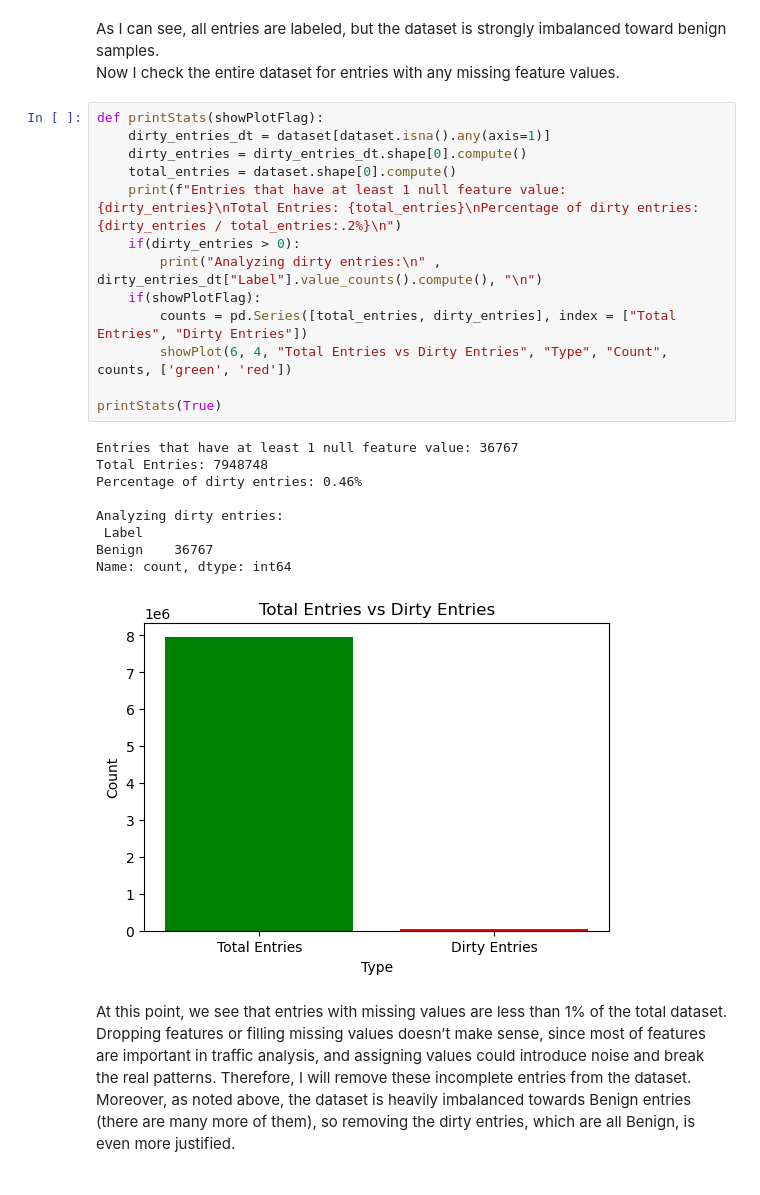
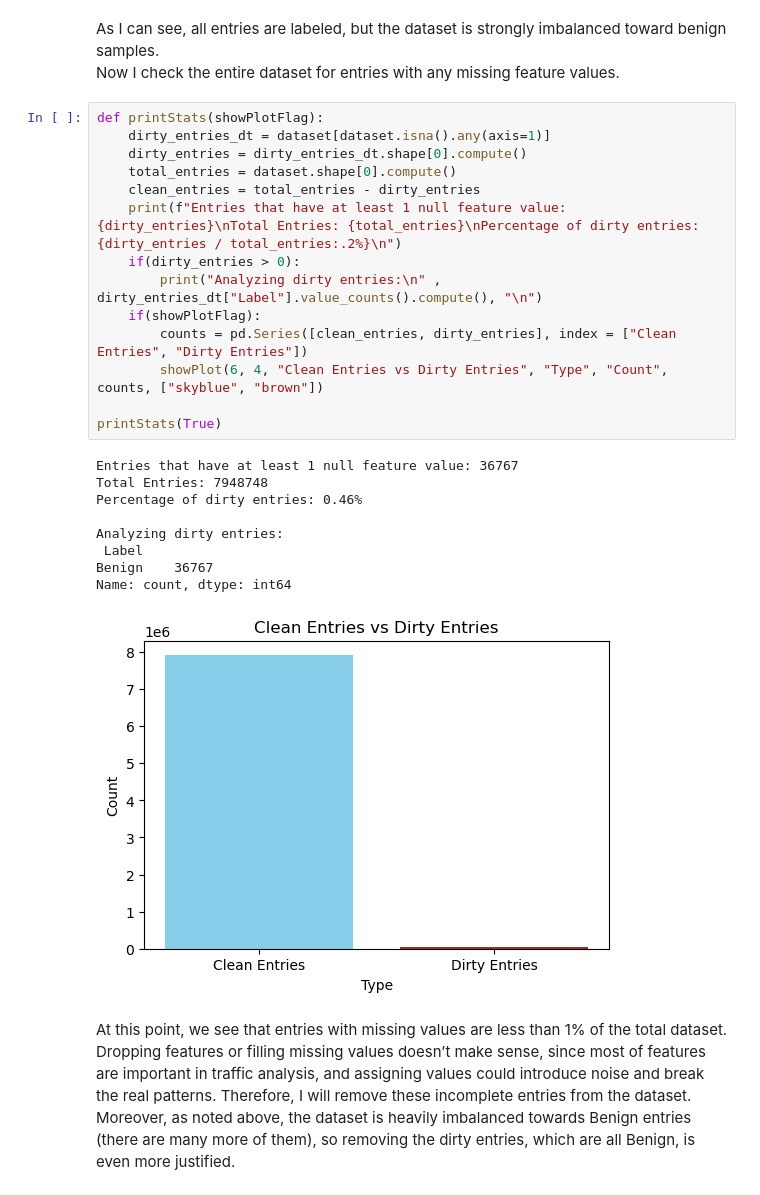
Before and after one commit to ZBaldi/Machine-Learning-Project, a Jupyter notebook: VALERIO_BALDAZZI_CSE-CIC-IDS2018_SSL.ipynb, the cells around one changed output. Saved outputs shown, nothing was run; the diff lists cells and outputs as text.

```diff
--- a/VALERIO_BALDAZZI_CSE-CIC-IDS2018_SSL.ipynb
+++ b/VALERIO_BALDAZZI_CSE-CIC-IDS2018_SSL.ipynb
@@ -51,26 +50,27 @@ Now I check the entire dataset for entries with any missing feature values.
 # %%
 def printStats(showPlotFlag):
     dirty_entries_dt = dataset[dataset.isna().any(axis=1)]
     dirty_entries = dirty_entries_dt.shape[0].compute()
     total_entries = dataset.shape[0].compute()
+    clean_entries = total_entries - dirty_entries
     print(f"Entries that have at least 1 null feature value: {dirty_entries}\nTotal Entries: {total_entries}\nPercentage of dirty entries: {dirty_entries / total_entries:.2%}\n")
     if(dirty_entries > 0):
         print("Analyzing dirty entries:\n" , dirty_entries_dt["Label"].value_counts().compute(), "\n")
     if(showPlotFlag):
-        counts = pd.Series([total_entries, dirty_entries], index = ["Total Entries", "Dirty Entries"])
-        showPlot(6, 4, "Total Entries vs Dirty Entries", "Type", "Count", counts, ['green', 'red'])
+        counts = pd.Series([clean_entries, dirty_entries], index = ["Clean Entries", "Dirty Entries"])
+        showPlot(6, 4, "Clean Entries vs Dirty Entries", "Type", "Count", counts, ["skyblue", "brown"])
 
 printStats(True)
 # %% [output]
 Entries that have at least 1 null feature value: 36767
 Total Entries: 7948748
 Percentage of dirty entries: 0.46%
 
 Analyzing dirty entries:
  Label
 Benign    36767
 Name: count, dtype: int64
-[figure, old version]
+[figure, new version]
 # %% [markdown]
 At this point, we see that entries with missing values are less than 1% of the total dataset. Dropping features or filling missing values doesn’t make sense, since most of features are important in traffic analysis, and assigning values could introduce noise and break the real patterns. Therefore, I will remove these incomplete entries from the dataset. Moreover, as noted above, the dataset is heavily imbalanced towards Benign entries (there are many more of them), so removing the dirty entries, which are all Benign, is even more justified.
 # %%
```
Also changed, not shown: parts of 8 cells of this notebook.
